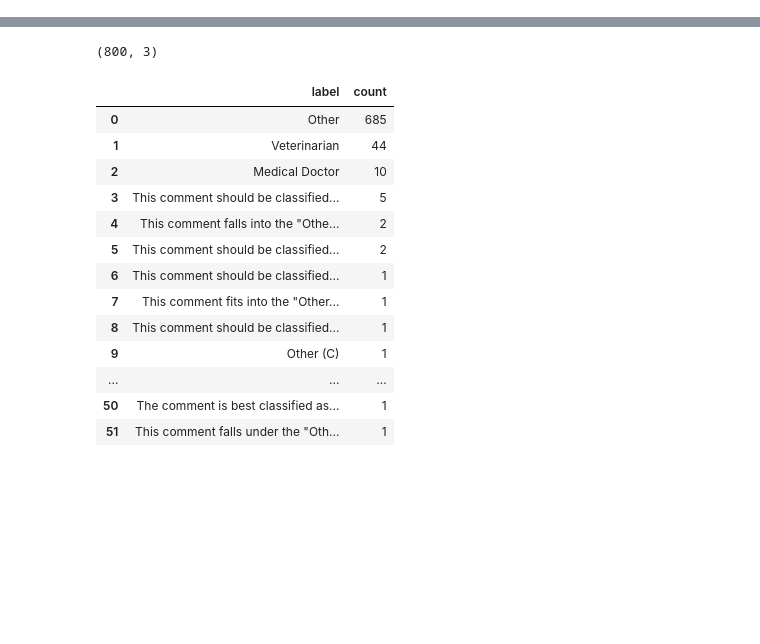
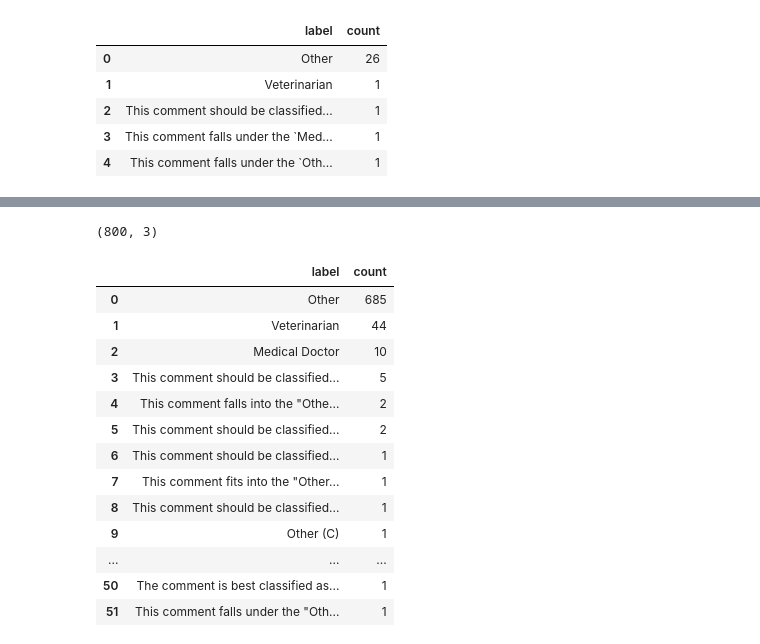
Before and after one commit to bernard-rr/coding_challenge, a Jupyter notebook: file.ipynb, the cells around one changed output, grey strips where cells are left out. Cells and saved outputs as stored; diff of their text form; code cells hidden in the pictures; blank space fills up the shorter version.

Commit message:
updated classifier models

```diff
--- a/file.ipynb
+++ b/file.ipynb
@@ -51,7 +78,7 @@ def classify_comment(comment):
                 messages=[
                     {
                         "role": "user",
-                        "content": "Your classifier should run through this list and determine if they are of these categories:\n\n"
+                        "content": "You are comments classifier. You know how to classify professions based on their comments. Run through this list and determine if they are of these categories:\n\n"
                             "Medical Doctor\n"
                             "This label should only include practicing doctors and/or consultants to doctors/clinics.\n"
                             "Medical school students, nurses, or medical professionals who aren’t doctors should go into the “Other” label (C) instead.\n\n"
@@ -60,7 +87,7 @@ def classify_comment(comment):
                             "Veterinarian students or veterinarian technicians should go into the “Other” label (C) instead.\n\n"
                             "Other\n"
                             "Anyone who does not fit within the Medical Doctor, or a Veterinarian label.\n\n"
-                            "Classify the following comment into Medical Doctor, Veterinarian, or Other:\n\n"
+                            "Classify the following comment into `Medical Doctor`, `Veterinarian`, or `Other. :\n\n"
                             f"\"{comment}\"",
                     }
                 ],
@@ -78,7 +105,7 @@ def classify_comment(comment):
 
 
 # Define the sample size
-sample_size = 800 #due to budget of OpenAI API credits
+sample_size = 30 #due to budget of OpenAI API credits
 
 # Take a random sample from the DataFrame
 df_sample = df.sample(n=sample_size, random_state=1)
@@ -98,12 +125,12 @@ df_sample['label'] = labels
 print(df_sample.head())
 
 # Save the sampled DataFrame to a CSV file
-output_file = "df_sample_labeled.csv"
+output_file = "df_sample_labeled_gpt.csv"
 df_sample.to_csv(output_file, index=False)
 print(f"Sampled DataFrame with labels saved to {output_file}")
 
 # Save the sampled DataFrame to a pickle file
-output_file = "df_sample_labeled.pkl"
+output_file = "df_sample_labeled_gpt_u.pkl"
 df_sample.to_pickle(output_file)
 print(f"Sampled DataFrame with labels saved to {output_file}")
 # %% [output]
@@ -110,0 +152,9 @@ KeyboardInterrupt:
+# %%
+df_sample['label'].value_counts().reset_index()
+# %% [output]
+|  | label | count |
+| 0 | Other | 26 |
+| 1 | Veterinarian | 1 |
+| 2 | This comment should be classified... | 1 |
+| 3 | This comment falls under the `Med... | 1 |
+| 4 | This comment falls under the `Oth... | 1 |
```
Also changed, not shown: parts of 24 cells of this notebook, 8 other files.
